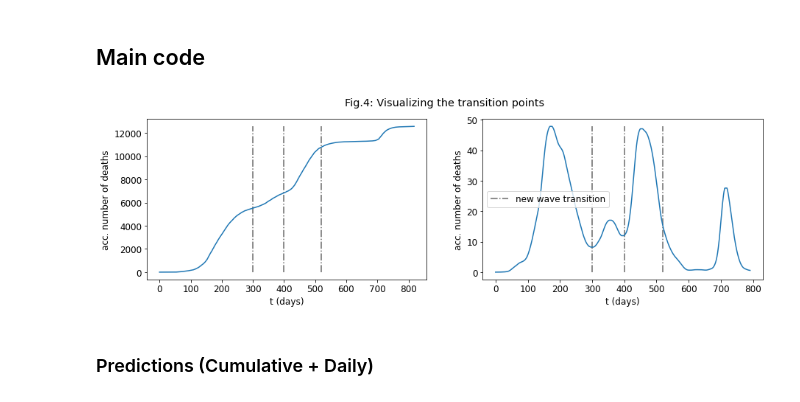
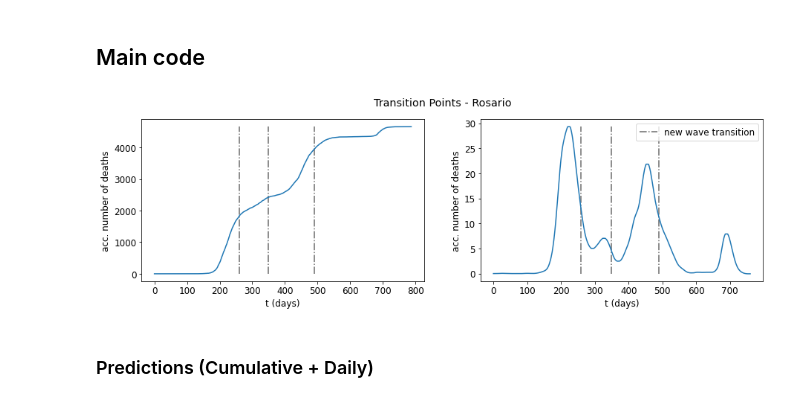
Before and after one commit to fpelogia/epid-models, a Jupyter notebook: claib.ipynb, the cells around one changed output. Drawn from its saved outputs; the diff is of its cells as text; code cells hidden in the pictures.

```diff
--- a/claib.ipynb
+++ b/claib.ipynb
@@ -101,8 +101,8 @@ cons = [con1, con2, con3, con4]
 plt.rcParams.update({'font.size': 12})
 
 # Import data
-data = pd.read_csv("Datasets/buenos_aires_obitos.csv")
-city_name = 'Buenos Aires'
+data = pd.read_csv("Datasets/rosario_obitos.csv")
+city_name = 'Rosario'
 
 acc_data = data.cumulative_deceased
 normalized_acc_data = acc_data / max(acc_data)
@@ -113,31 +113,36 @@ daily_data = data.new_deceased.tolist()
 # %%
 # Transition Points
 
 if city_name == 'Rosario':
-    x_nw = [295, 360, 515] # Manual Rosario
+    #x_nw = [295, 360, 515] # Manual Rosario
+    x_nw = [240, 340, 475] # start of deceleration
+    x_nw = [260, 350, 490] # start of deceleration
 elif city_name == 'Buenos Aires':
     x_nw = [300, 400, 520] # Manual Buenos Aires
+    #x_nw = [210, 370, 475] # start of deceleration
+    #x_nw = [250, 375, 505] # during deceleration
 elif city_name == 'Mendoza':
     x_nw = [315, 400, 510] # Manual Mendoza
 elif city_name == 'Córdoba':
     x_nw = [300, 400, 520] # Manual Córdoba
 else:
     x_nw = [300, 400, 520]
 
 fig, axs = plt.subplots(1, 2, figsize=(15,4))
-plt.suptitle('Fig.4: Visualizing the transition points')
+plt.suptitle(f'Transition Points - {city_name}')
 axs[0].vlines(x_nw, 0, max(acc_data), colors='dimgray', linestyles='dashdot', zorder=1, label="new wave transition")
 axs[0].plot(acc_data)
 axs[0].set_xlabel('t (days)')
 axs[0].set_ylabel('acc. number of deaths')
 axs[1].vlines(x_nw, 0, max(filter_data(daily_data)), colors='dimgray', linestyles='dashdot', zorder=1, label="new wave transition")
 axs[1].plot(filter_data(daily_data))
 axs[1].set_xlabel('t (days)')
 axs[1].set_ylabel('acc. number of deaths')
 plt.legend()
+plt.savefig(f'CLAIB/TP_{city_name}', facecolor='white', dpi=100)
 plt.show()
 # %% [output]
-[figure, old version]
+[figure, new version]
 # %% [markdown]
 ### Predictions (Cumulative + Daily)
 # %%
```
Also changed, not shown: parts of 1 cell of this notebook, 27 other files.
